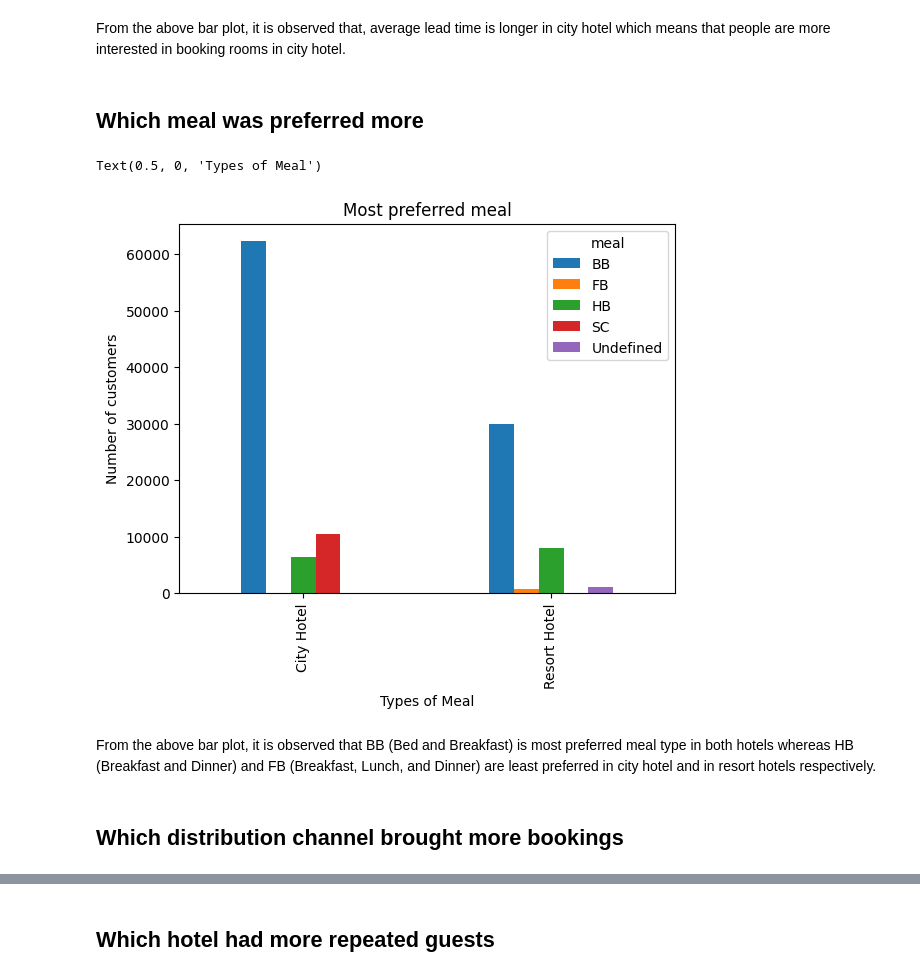
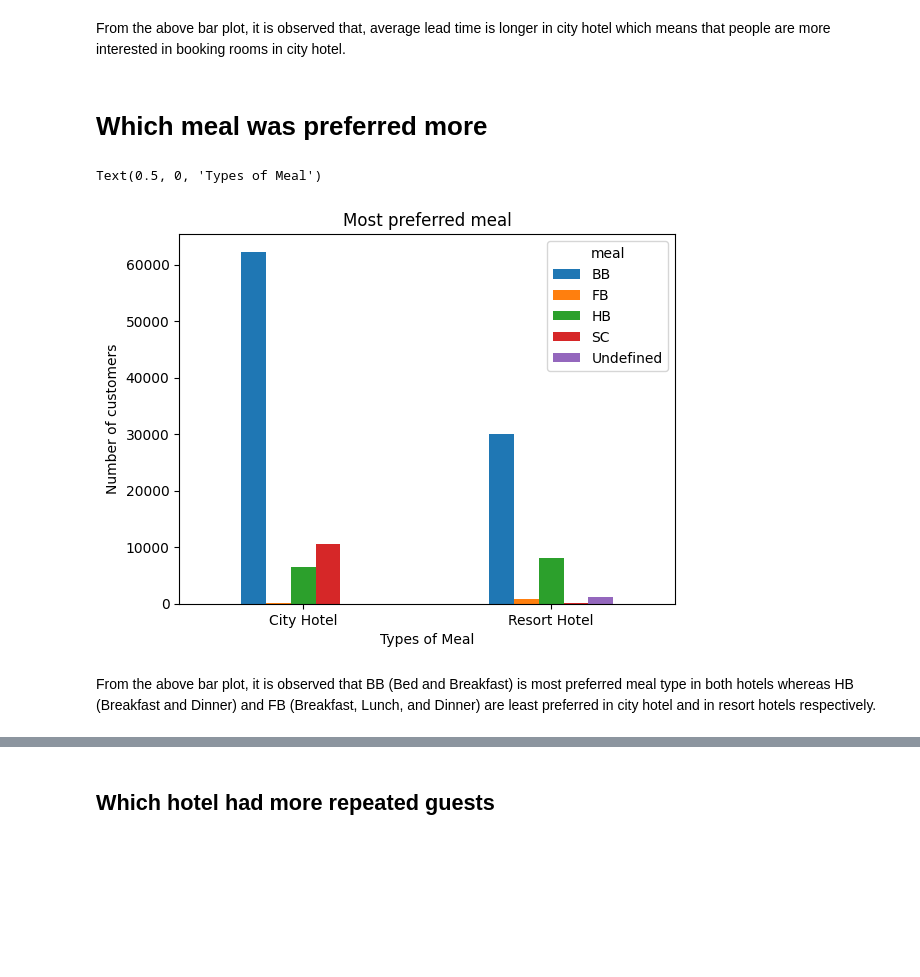
Before and after one commit to Lasya-1408/Almabetter-Hotel-booking-EDA, a Jupyter notebook: Hotel_Booking_EDA.ipynb, the cells around one changed output, grey strips where cells are left out. Drawn from its saved outputs; the diff is of its cells as text; code cells hidden in the pictures; blank space fills up the shorter version.

```diff
--- a/Hotel_Booking_EDA.ipynb
+++ b/Hotel_Booking_EDA.ipynb
@@ -425,18 +524,16 @@ Text(0.5, 0, 'Hotels')
 # %% [markdown]
 From the above bar plot, it is observed that, average lead time is longer in city hotel which means that people are more interested in booking rooms in city hotel.
 # %% [markdown]
-## Which meal was preferred more
+# Which meal was preferred more
 # %%
 meal = df_new.groupby('hotel')['meal'].value_counts().unstack()
-meal.plot.bar()
+meal.plot.bar(rot = 0)
 plt.title('Most preferred meal')
 plt.ylabel('Number of customers')
 plt.xlabel('Types of Meal')
 # %% [output]
 Text(0.5, 0, 'Types of Meal')
-[figure, old version]
+[figure, new version]
 # %% [markdown]
 From the above bar plot, it is observed that BB (Bed and Breakfast) is most preferred meal type in both hotels whereas HB (Breakfast and Dinner) and FB
  (Breakfast, Lunch, and Dinner) are least preferred in city hotel and in resort hotels respectively.
-# %% [markdown]
-## Which distribution channel brought more bookings
```
Also changed, not shown: parts of 61 cells of this notebook.
